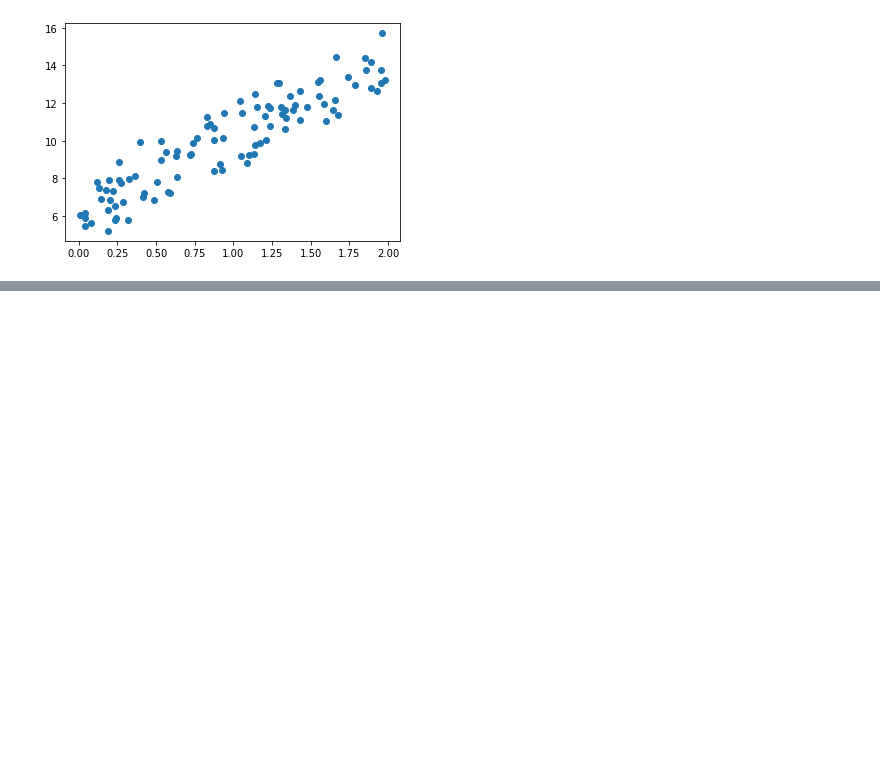
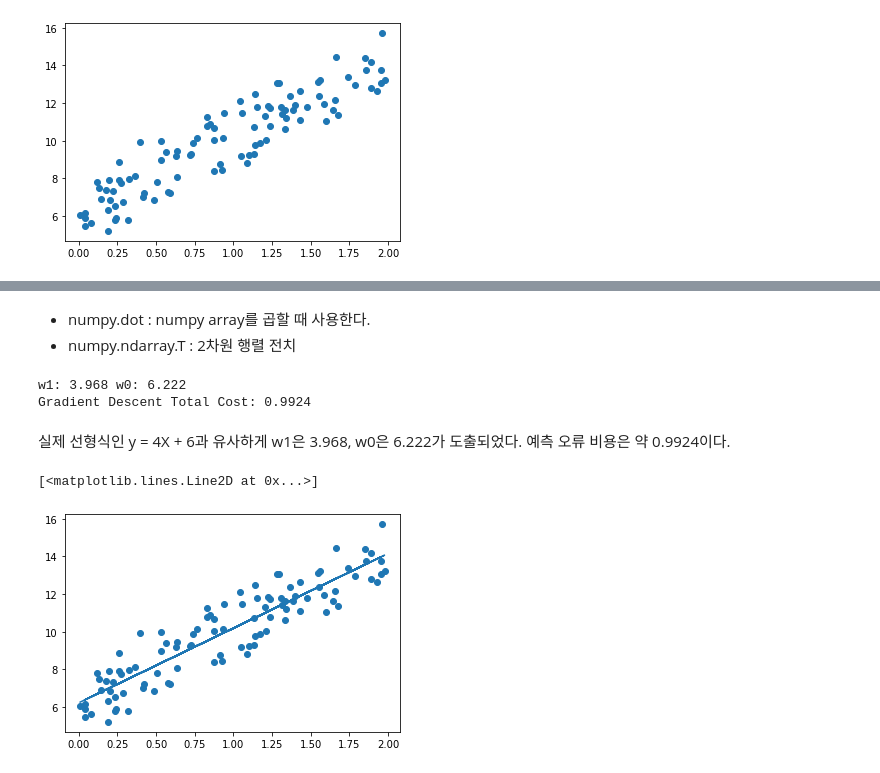
Before and after one commit to wizdom-js/data_analysis, a Jupyter notebook: 파이썬 머신러닝 완벽가이드/Chapter_05_회귀.ipynb, the cells around one changed output, grey strips where cells are left out. Drawn from its saved outputs; the diff is of its cells as text; code cells hidden in the pictures; blank space fills up the shorter version.

```diff
--- a/파이썬 머신러닝 완벽가이드/Chapter_05_회귀.ipynb
+++ b/파이썬 머신러닝 완벽가이드/Chapter_05_회귀.ipynb
@@ -23,0 +57,38 @@ plt.scatter(X, y)
+# %% [markdown]
+- numpy.dot : numpy array를 곱할 때 사용한다.
+- numpy.ndarray.T : 2차원 행렬 전치
+# %%
+# get_weight_updates()를 경사 하강 방식으로 반복적으로 수행하여 w1과 w0을 업데이트하는 함수 만들기
+
+# 입력 인자 iters로 주어진 횟수만큼 반복적으로 w1과 w0를 업데이트 적용한다.
+def gradient_descent_steps(X, y, iters=10000):
+    # w0과 w1를 모두 0으로 초기화
+    w0 = np.zeros((1,1))
+    w1 = np.zeros((1,1))
+
+    # 인자로 주어진 iters만큼 반복적으로 get_weight_updates()호출해 w1, w0 업데이트 수행
+    for ind in range(iters):
+        w1_update, w0_update = get_weight_updates(w1, w0, X, y, learning_rate=0.01)
+        w1 = w1 - w1_update
+        w0 = w0 - w0_update
+
+    return w1, w0
+# %%
+# w1, w0 값 구하고 get_cost() 함수를 이용해 경사 하강법의 예측 오류 계산하기
+
+w1, w0 = gradient_descent_steps(X, y, iters=10000)
+print("w1: {0:.3f} w0: {1:.3f}".format(w1[0, 0], w0[0, 0]))
+y_pred = w1[0,0] * X + w0
+print('Gradient Descent Total Cost: {0:.4f}'.format(get_cost(y, y_pred)))
+# %% [output]
+w1: 3.968 w0: 6.222
+Gradient Descent Total Cost: 0.9924
+# %% [markdown]
+실제 선형식인 y = 4X + 6과 유사하게 w1은 3.968, w0은 6.222가 도출되었다. 예측 오류 비용은 약 0.9924이다.
+# %%
+# 앞에서 구한 y_pred에 기반해 회귀선 그리기
+plt.scatter(X, y)
+plt.plot(X, y_pred)
+# %% [output]
+[<matplotlib.lines.Line2D at 0x...>]
+[figure, added]
```
Also changed, not shown: parts of 20 cells of this notebook.
